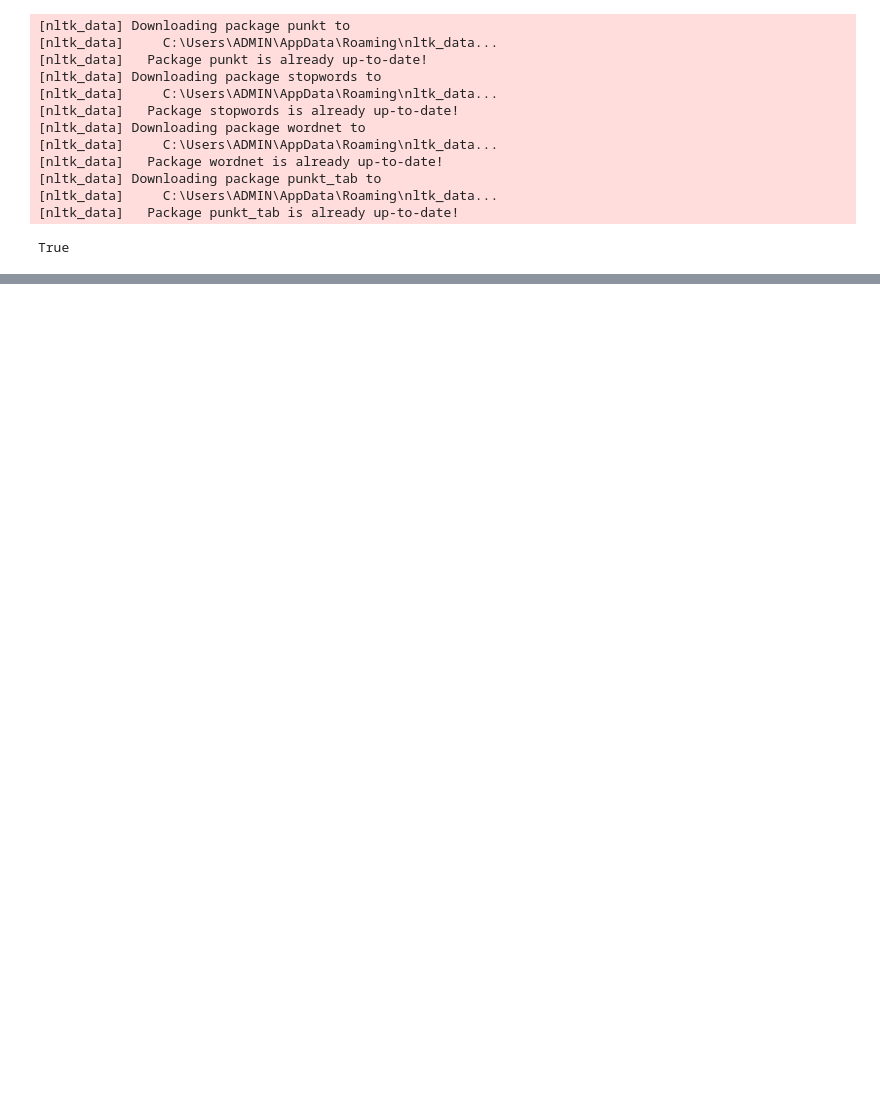
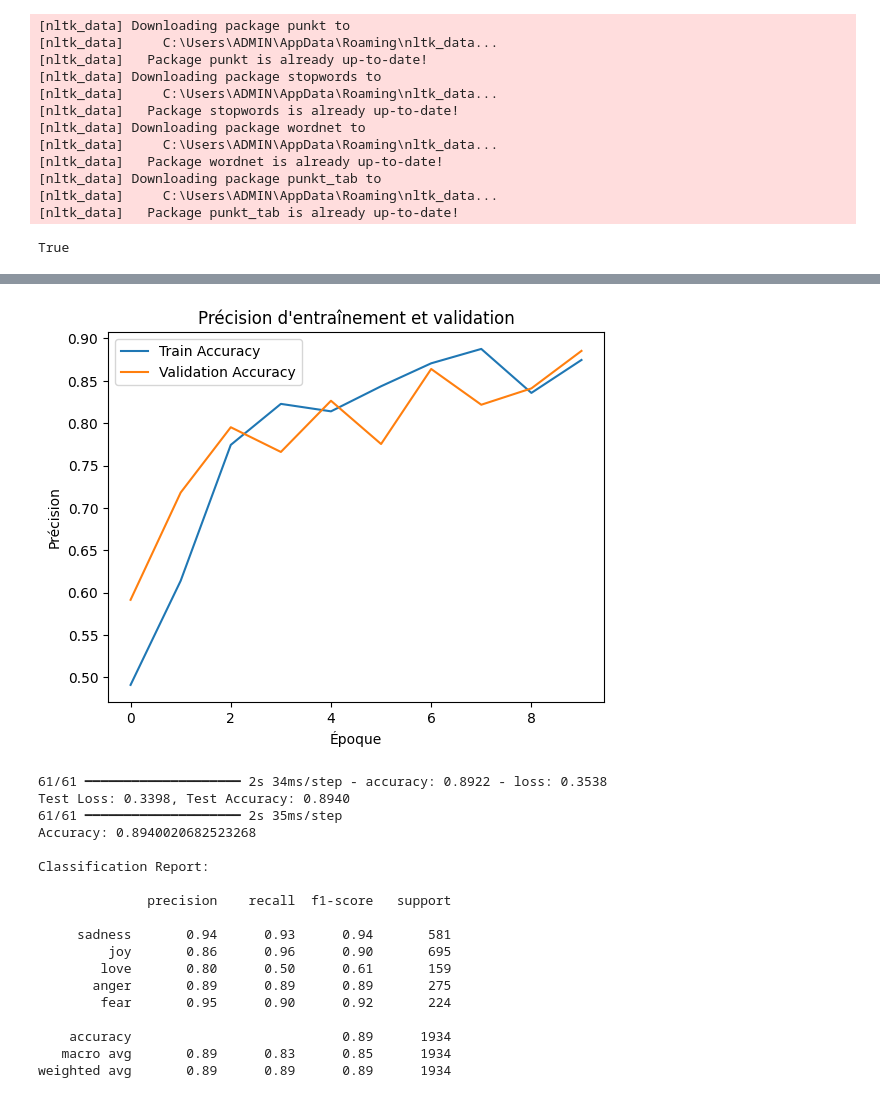
Before and after one commit to YacineAitKaci/Sentiment-Analysis-with-LSTM-model, a Jupyter notebook: TP_final.ipynb, the cells around one changed output, grey strips where cells are left out. Cells and saved outputs as stored; diff of their text form; code cells hidden in the pictures; blank space fills up the shorter version.

Commit message:
LSTM model avec Word2vec

```diff
--- a/TP_final.ipynb
+++ b/TP_final.ipynb
@@ -59,0 +125,17 @@ Corpus après prétraitement :
+# %%
+from tensorflow.keras.models import Sequential
+from tensorflow.keras.layers import LSTM, Dense, Dropout
+from tensorflow.keras.optimizers import Adam
+
+def create_lstm_model(input_shape, num_classes, lstm_units=128):
+    model = Sequential()
+    model.add(LSTM(lstm_units, input_shape=input_shape, return_sequences=False))
+    model.add(Dropout(0.3))
+    model.add(Dense(num_classes, activation='softmax'))
+    model.compile(loss='categorical_crossentropy', optimizer=Adam(), metrics=['accuracy'])
+    return model
+
+input_shape = (66, 300)
+num_classes = 5
+lstm_model = create_lstm_model(input_shape, num_classes)
+lstm_model.summary()
@@ -59,0 +156,35 @@ Corpus après prétraitement :
+# %%
+from sklearn.metrics import classification_report, accuracy_score
+import matplotlib.pyplot as plt
+
+# Entraînement du modèle avec validation à chaque époque
+history = lstm_model.fit(
+    x_train, y_train,  # Données d'entraînement
+    validation_data=(x_validate, y_validate),  # Données de validation
+    epochs=10,  # Nombre d'époques
+    batch_size=32  # Taille des lots
+)
+
+# Visualisation de l'accuracy d'entraînement et de validation
+plt.plot(history.history['accuracy'], label='Train Accuracy')
+plt.plot(history.history['val_accuracy'], label='Validation Accuracy')
+plt.title('Précision d\'entraînement et validation')
+plt.xlabel('Époque')
+plt.ylabel('Précision')
+plt.legend()
+plt.show()
+
+# Évaluation du modèle sur le jeu de test
+test_loss, test_accuracy = lstm_model.evaluate(x_test, y_test)
+print(f"Test Loss: {test_loss:.4f}, Test Accuracy: {test_accuracy:.4f}")
+
+# Prédictions sur le jeu de test
+y_pred = lstm_model.predict(x_test)
+y_pred_classes = np.argmax(y_pred, axis=1)
+y_true = np.argmax(y_test, axis=1)
+
+# Calcul des métriques (accuracy, précision, rappel, F1-score)
+print("Accuracy:", accuracy_score(y_true, y_pred_classes))
+print("\nClassification Report:\n")
+print(classification_report(y_true, y_pred_classes, target_names=['sadness', 'joy', 'love', 'anger', 'fear']))
+# %% [output]
@@ -59,0 +211,19 @@ Corpus après prétraitement :
+[figure, added]
+61/61 ━━━━━━━━━━━━━━━━━━━━ 2s 34ms/step - accuracy: 0.8922 - loss: 0.3538
+Test Loss: 0.3398, Test Accuracy: 0.8940
+61/61 ━━━━━━━━━━━━━━━━━━━━ 2s 35ms/step
+Accuracy: 0.8940020682523268
+
+Classification Report:
+
+              precision    recall  f1-score   support
+
+     sadness       0.94      0.93      0.94       581
+         joy       0.86      0.96      0.90       695
+        love       0.80      0.50      0.61       159
+       anger       0.89      0.89      0.89       275
+        fear       0.95      0.90      0.92       224
+
+    accuracy                           0.89      1934
+   macro avg       0.89      0.83      0.85      1934
+weighted avg       0.89      0.89      0.89      1934
```
Also changed, not shown: parts of 6 cells of this notebook.
